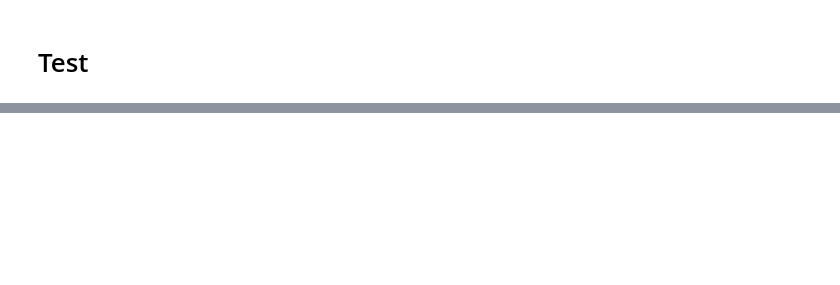
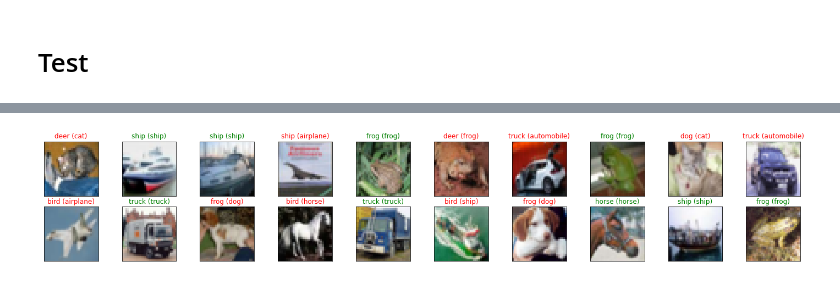
Before and after one commit to limeorange/AI_Paper_Review, a Jupyter notebook: (2014) GoogLeNet - kaggle.ipynb, the cells around one changed output, grey strips where cells are left out. Cells and saved outputs as stored; diff of their text form; code cells hidden in the pictures; blank space fills up the shorter version.

```diff
--- a/(2014) GoogLeNet - kaggle.ipynb
+++ b/(2014) GoogLeNet - kaggle.ipynb
@@ -406,6 +425,11 @@ accuracy = sum_correct / len(valid_loader.sampler) * 100
 # model_transfer의 parameter 중에서 grad의 변화도를 갖는 parameter만 가진 리스트 생성
 model_transfer_grad_parameters = filter(lambda p: p.requires_grad, model_transfer.parameters())
 optimizer = torch.optim.Adam(model_transfer_grad_parameters, lr=0.001)
+
+# 220413 wed 정확도가 net보다 개선되지 않는 문제..를 해결하기 위한 일환으로 시도
+# 결과적으로 큰 영향은 없었고, 정확도가 net보다 낮은 게 정상임
+from torch.optim.lr_scheduler import StepLR
+lr_scheduler = StepLR(optimizer, step_size=30, gamma=0.1)
 
 n_epochs = 10
 valid_loss_min = np.Inf
@@ -450,6 +474,8 @@ for epoch in range(1, n_epochs+1):
         loss = criterion(output, target)
         valid_loss += loss.item()*data.size(0)
 
+    lr_scheduler.step()
+
     train_loss = train_loss / len(train_loader.sampler)
     valid_loss = valid_loss / len(valid_loader.sampler)
     accuracy = sum_correct / len(valid_loader.sampler) * 100
@@ -465,0 +595,29 @@ for epoch in range(1, n_epochs+1):
+# %%
+# Load the saved model
+model_transfer.load_state_dict(torch.load('model_transfer_cifar.pt'))
+
+# obtain on batch of test images
+dataiter = iter(test_loader)
+images, labels = dataiter.next()
+images.numpy()
+
+# move model inputs to cuda, if GPU available
+if torch.cuda.is_available():
+    images = images.cuda()
+
+# get sample outputs
+output = model_transfer(images)
+
+# convert output probabilities to predicted class
+_, preds_tensor = torch.max(output, 1)
+preds = np.squeeze(preds_tensor.numpy())
+
+# plot the images in the batch, along with predicted and true labels
+fig = plt.figure(figsize = (25, 4))
+for idx in np.arange(20):
+    ax = fig.add_subplot(2, 20/2, idx+1, xticks=[], yticks=[])
+    imshow(images.cpu()[idx])
+    ax.set_title(f'{classes[preds[idx]]} ({classes[labels[idx]]})',
+                color = ('green' if preds[idx] == labels[idx].item() else 'red'))
+# %% [output]
+[figure, added]
```
Also changed, not shown: parts of 8 cells of this notebook, 4 other files.
